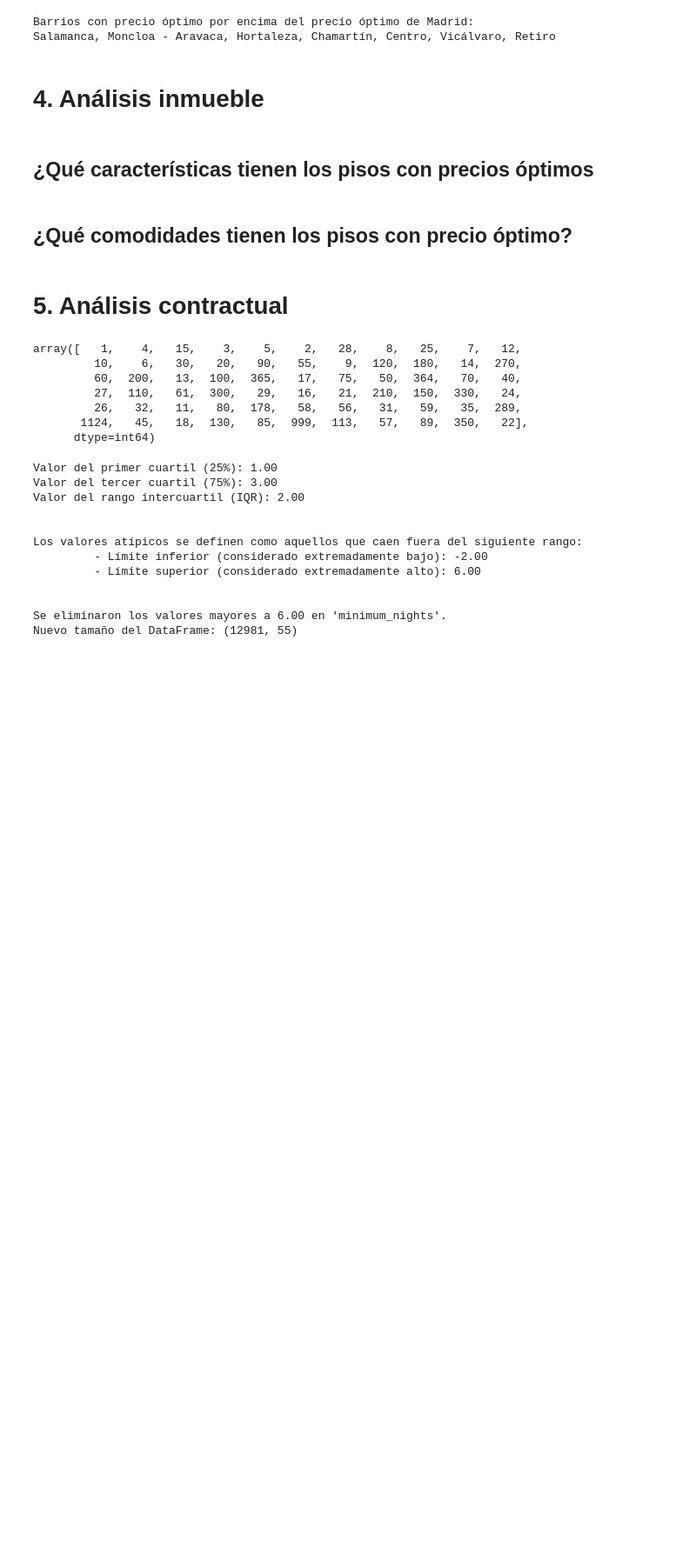
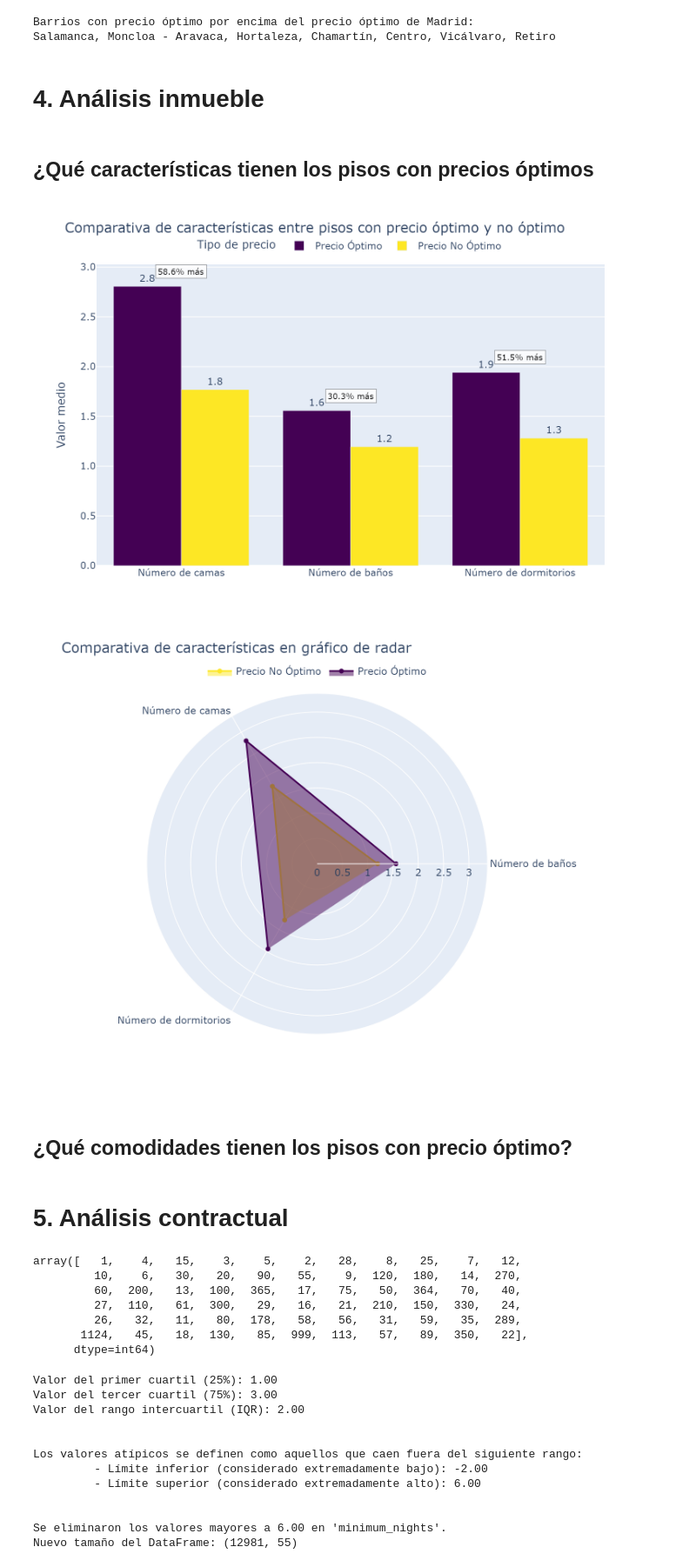
Before and after one commit to BarbaraGamarra/estudio-precios-airbnb-Madrid, a Jupyter notebook: notebooks/airbnb_Madrid.ipynb, the cells around one changed output. Shown at 87% size. Cells and saved outputs as stored; diff of their text form; code cells hidden in the pictures; blank space fills up the shorter version.

Commit message:
Añadidas imágenes de comparativa y actualización del notebook

```diff
--- a/notebooks/airbnb_Madrid.ipynb
+++ b/notebooks/airbnb_Madrid.ipynb
@@ -1016,33 +1020,41 @@ for var in nombre_variables.values():
 fig.show()
 
 radar_df = stats_df.pivot(index='grupo', columns='variable_nombre', values='valor_medio').reset_index()
 
 fig_radar = go.Figure()
 
 for i, grupo in enumerate(radar_df['grupo']):
     fig_radar.add_trace(go.Scatterpolar(
         r=radar_df.iloc[i, 1:].values.tolist(),
         theta=radar_df.columns[1:].tolist(),
         fill='toself',
         name=grupo,
         line_color='#440154' if grupo == 'Precio Óptimo' else '#FDE725'
     ))
 
 fig_radar.update_layout(
     polar=dict(
         radialaxis=dict(
             visible=True,
             range=[0, stats_df['valor_medio'].max() * 1.2]
         )
     ),
     title='Comparativa de características en gráfico de radar',
     showlegend=True,
     legend=dict(orientation='h', yanchor='top', y=1.1, xanchor='center', x=0.5),
     height=600,
     width=700
 )
 
 fig_radar.show()
+
+# fig.write_image("../docs/comparativa_camas_baños_dormitorios_precio.png", scale=2)
+# fig_radar.write_image("../docs/comparativa_camas_baños_dormitorios_precio_radar.png", scale=2)
+display(Image(filename="../docs/comparativa_camas_baños_dormitorios_precio.png"))
+display(Image(filename="../docs/comparativa_camas_baños_dormitorios_precio_radar.png"))
+# %% [output]
+[figure, added]
+[figure, added]
 # %% [markdown]
 ## ¿Qué comodidades tienen los pisos con precio óptimo?
 # %%
```
Also changed, not shown: parts of 3 cells of this notebook, 1 other file.
